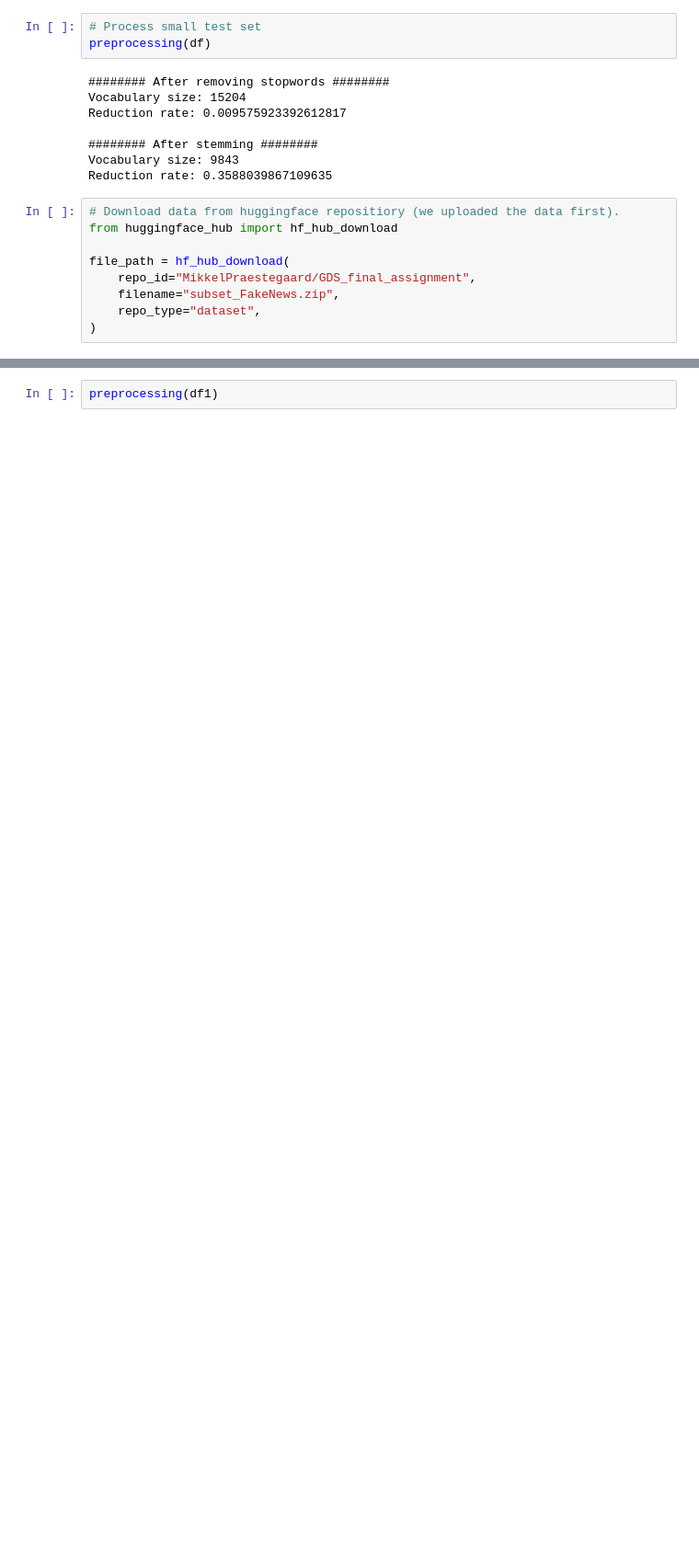
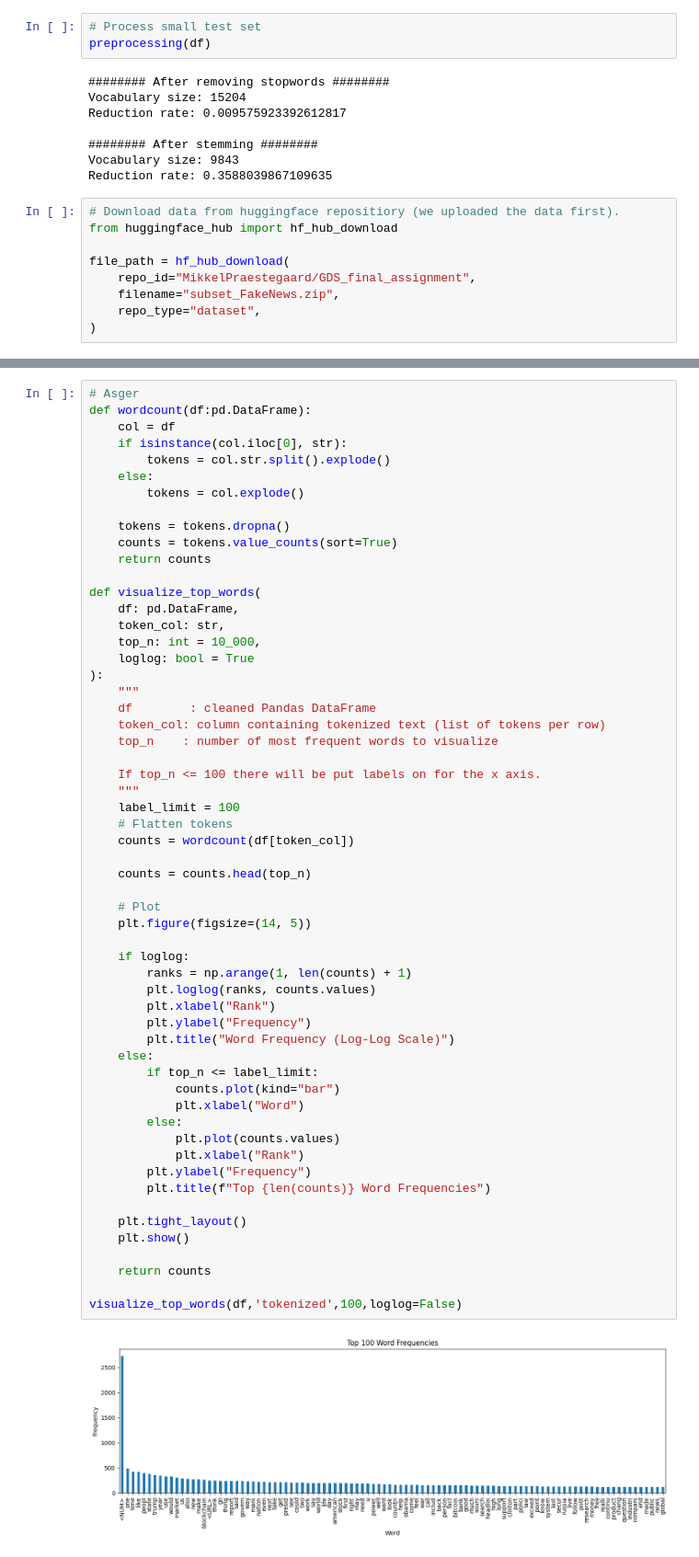
Before and after one commit to MikkelPraestegaard/GDS-final-assignment, a Jupyter notebook: Code.ipynb, the cells around one changed output, grey strips where cells are left out. Shown at 92% size. Saved outputs shown, nothing was run; the diff lists cells and outputs as text; blank space fills up the shorter version.

```diff
--- a/Code.ipynb
+++ b/Code.ipynb
@@ -138,4 +124,60 @@ Reduction rate: 0.1637127929085821
 # %%
-preprocessing(df1)
+# Asger
+def wordcount(df:pd.DataFrame):
+    col = df
+    if isinstance(col.iloc[0], str):
+        tokens = col.str.split().explode()
+    else:
+        tokens = col.explode()
+
+    tokens = tokens.dropna()
+    counts = tokens.value_counts(sort=True)
+    return counts
+
+def visualize_top_words(
+    df: pd.DataFrame,
+    token_col: str,
+    top_n: int = 10_000,
+    loglog: bool = True
+):
+    """
+    df        : cleaned Pandas DataFrame
+    token_col: column containing tokenized text (list of tokens per row)
+    top_n    : number of most frequent words to visualize
+
+    If top_n <= 100 there will be put labels on for the x axis.
+    """
+    label_limit = 100
+    # Flatten tokens
+    counts = wordcount(df[token_col])
+
+    counts = counts.head(top_n)
+
+    # Plot
+    plt.figure(figsize=(14, 5))
+
+    if loglog:
+        ranks = np.arange(1, len(counts) + 1)
+        plt.loglog(ranks, counts.values)
+        plt.xlabel("Rank")
+        plt.ylabel("Frequency")
+        plt.title("Word Frequency (Log-Log Scale)")
+    else:
+        if top_n <= label_limit:
+            counts.plot(kind="bar")
+            plt.xlabel("Word")
+        else:
+            plt.plot(counts.values)
+            plt.xlabel("Rank")
+        plt.ylabel("Frequency")
+        plt.title(f"Top {len(counts)} Word Frequencies")
+
+    plt.tight_layout()
+    plt.show()
+
+    return counts
+
+visualize_top_words(df,'tokenized',100,loglog=False)
 # %% [output]
+[figure, added]
 tokenized
```
Also changed, not shown: parts of 15 cells of this notebook.
